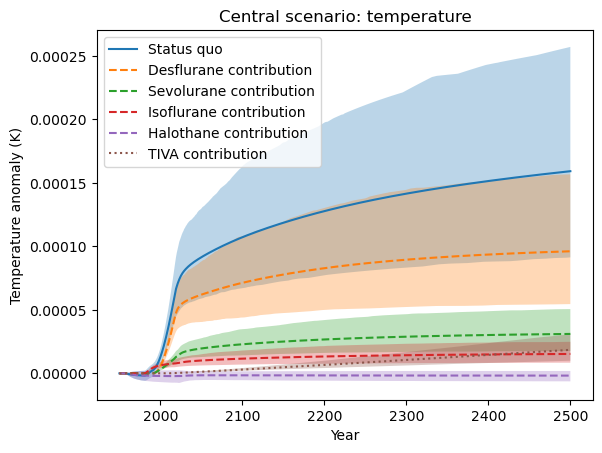
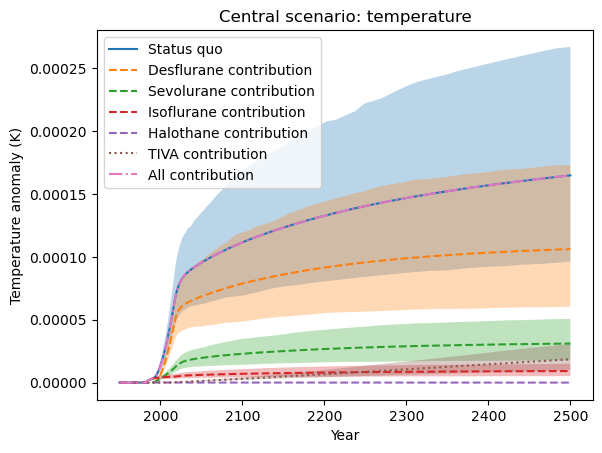
The notebook cell's code change between the first figure and the second:
--- before
+++ after
@@ -26,5 +26,6 @@
 plt.fill_between(timebounds_1[initial_year:], p05_f_status_q_tiva_temperature[initial_year:], p95_f_status_q_tiva_temperature[initial_year:], alpha=0.3)
 
-
+# Sum of all contributions
+plt.plot(timebounds_1[initial_year:], mean_f_status_q_desflurane_temperature[initial_year:] + mean_f_status_q_sevo_temperature[initial_year:] + mean_f_status_q_iso_temperature[initial_year:] + mean_f_status_q_halo_temperature[initial_year:] + mean_f_status_q_tiva_temperature[initial_year:], label='All contribution', linestyle='-.')
 
 plt.title('Central scenario: temperature')

Commit: check that sum of all contributions return status quo